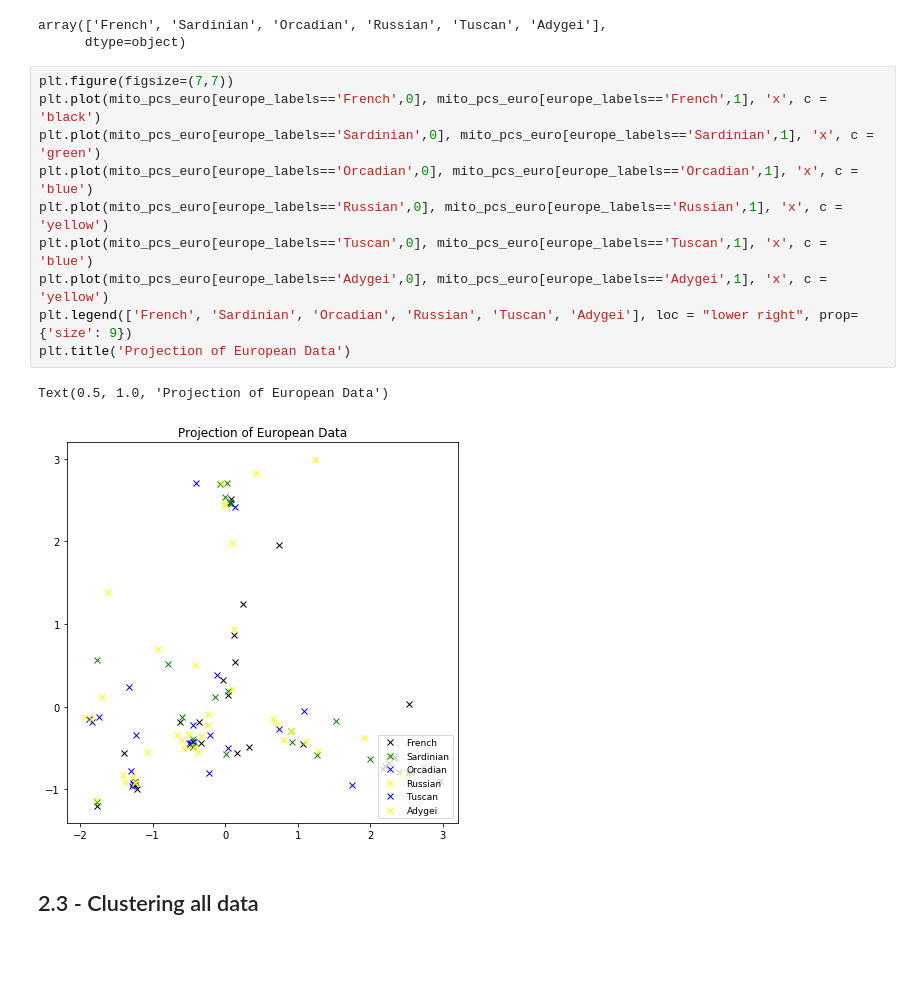
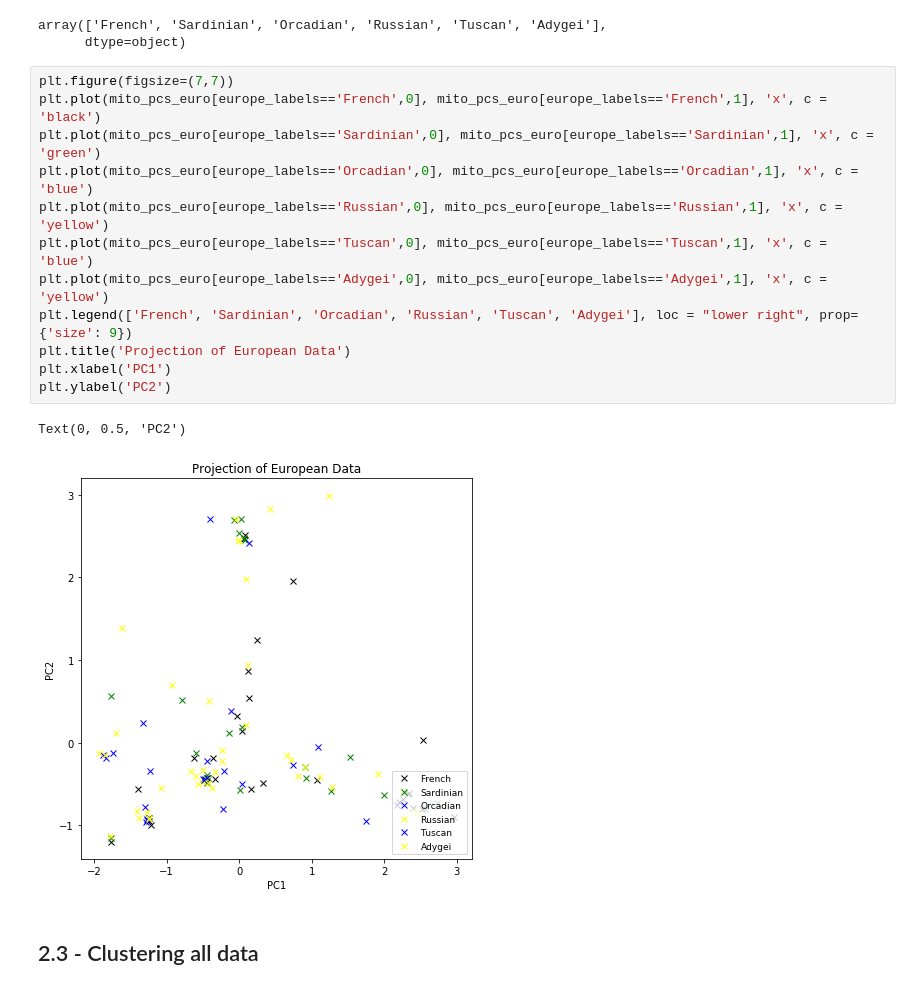
Before and after one commit to andrewdchen/Data88_Final_Project, a Jupyter notebook: Data88_Project_AC_SN.ipynb, the cells around one changed output. Cells and saved outputs as stored; diff of their text form; blank space fills up the shorter version.

```diff
--- a/Data88_Project_AC_SN.ipynb
+++ b/Data88_Project_AC_SN.ipynb
@@ -168,16 +171,18 @@ array(['French', 'Sardinian', 'Orcadian', 'Russian', 'Tuscan', 'Adygei'],
 # %%
 plt.figure(figsize=(7,7))
 plt.plot(mito_pcs_euro[europe_labels=='French',0], mito_pcs_euro[europe_labels=='French',1], 'x', c = 'black')
 plt.plot(mito_pcs_euro[europe_labels=='Sardinian',0], mito_pcs_euro[europe_labels=='Sardinian',1], 'x', c = 'green')
 plt.plot(mito_pcs_euro[europe_labels=='Orcadian',0], mito_pcs_euro[europe_labels=='Orcadian',1], 'x', c = 'blue')
 plt.plot(mito_pcs_euro[europe_labels=='Russian',0], mito_pcs_euro[europe_labels=='Russian',1], 'x', c = 'yellow')
 plt.plot(mito_pcs_euro[europe_labels=='Tuscan',0], mito_pcs_euro[europe_labels=='Tuscan',1], 'x', c = 'blue')
 plt.plot(mito_pcs_euro[europe_labels=='Adygei',0], mito_pcs_euro[europe_labels=='Adygei',1], 'x', c = 'yellow')
 plt.legend(['French', 'Sardinian', 'Orcadian', 'Russian', 'Tuscan', 'Adygei'], loc = "lower right", prop={'size': 9})
 plt.title('Projection of European Data')
+plt.xlabel('PC1')
+plt.ylabel('PC2')
 # %% [output]
-Text(0.5, 1.0, 'Projection of European Data')
+Text(0, 0.5, 'PC2')
-[figure, old version]
+[figure, new version]
 # %% [markdown]
 ## 2.3 - Clustering all data
 # %%
```
Also changed, not shown: parts of 5 cells of this notebook.
